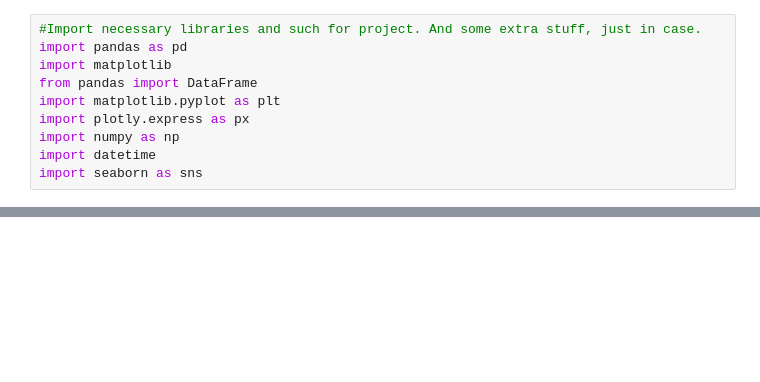
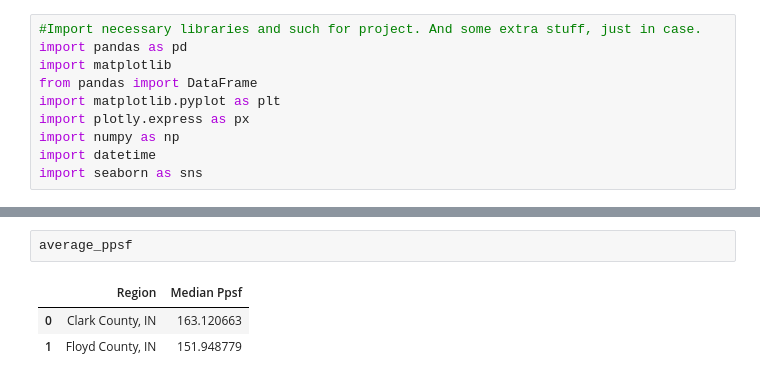
Before and after one commit to RachTheRad/SoIN_Housing_Analysis, a Jupyter notebook: HA_Cap_NB3.ipynb, the cells around one changed output, grey strips where cells are left out. Cells and saved outputs as stored; diff of their text form; blank space fills up the shorter version.

```diff
--- a/HA_Cap_NB3.ipynb
+++ b/HA_Cap_NB3.ipynb
@@ -20,0 +38,6 @@ fig.show()
+# %%
+average_ppsf
+# %% [output]
+|  | Region | Median Ppsf |
+| 0 | Clark County, IN | 163.120663 |
+| 1 | Floyd County, IN | 151.948779 |
```
Also changed, not shown: parts of 6 cells of this notebook, 2 other files.
